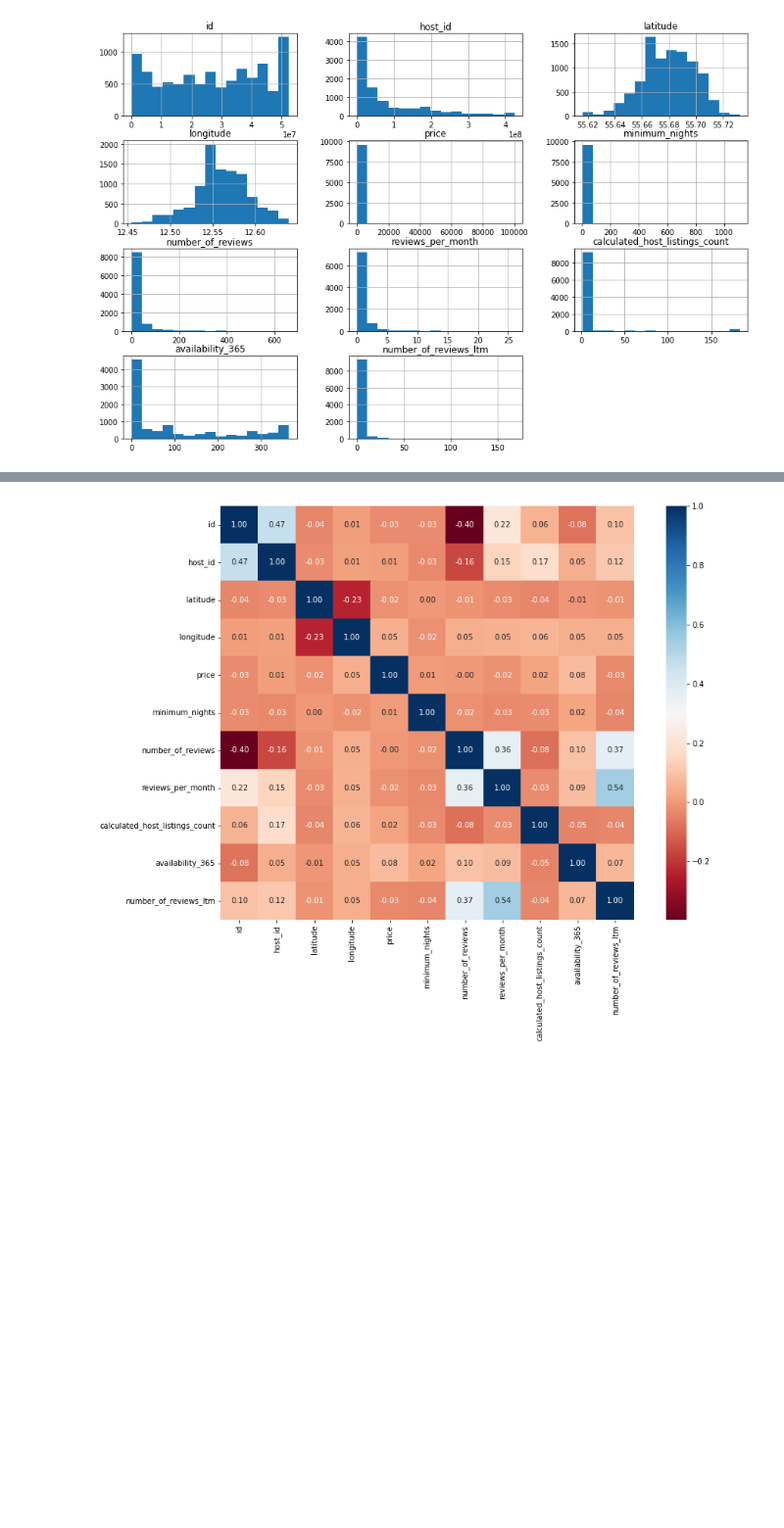
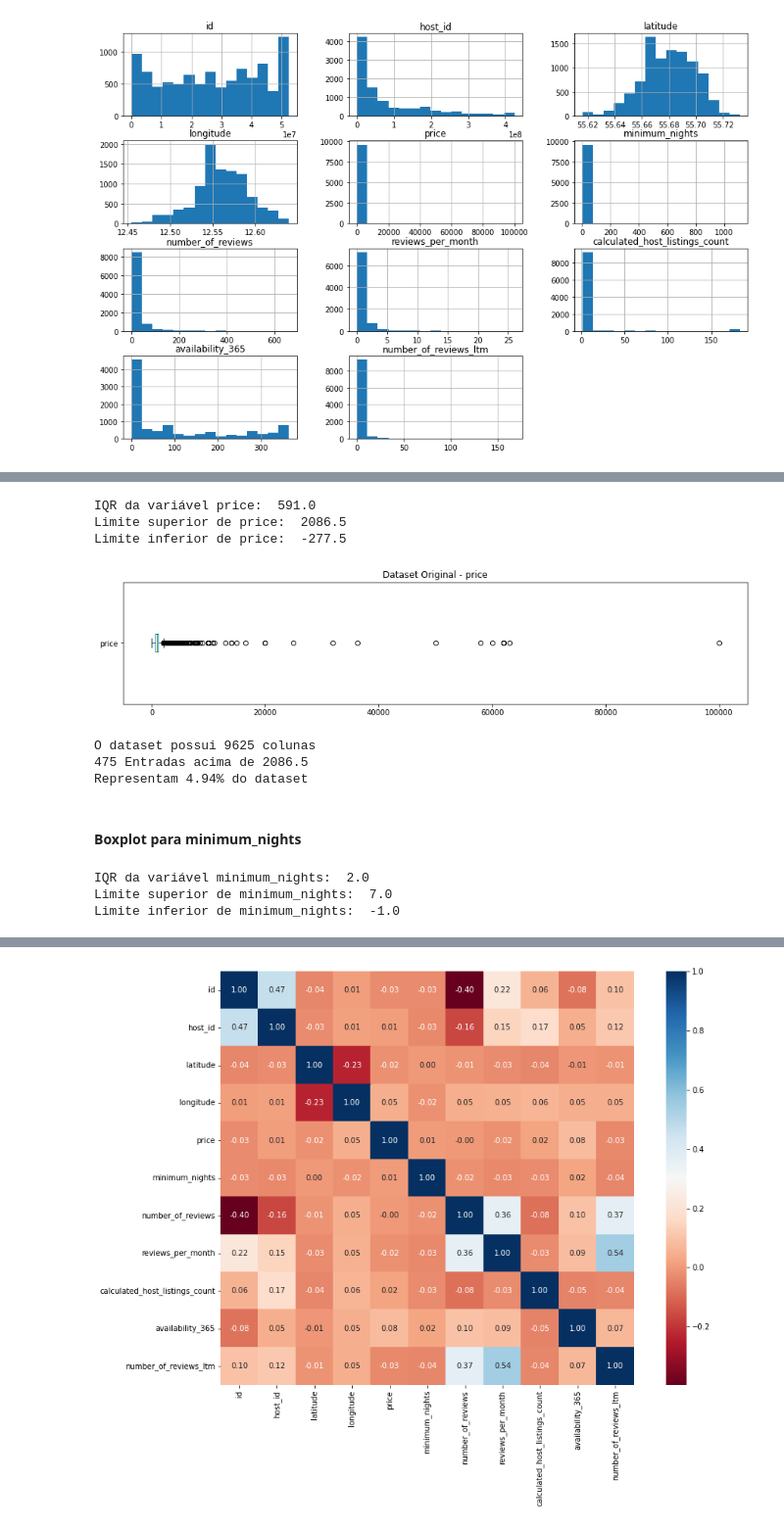
Before and after one commit to graci-py/Data_Science, a Jupyter notebook: Analisando_os_Dados_do_Airbnb.ipynb, the cells around one changed output, grey strips where cells are left out. Shown at 98% size. Saved outputs shown, nothing was run; the diff lists cells and outputs as text; code cells hidden in the pictures; blank space fills up the shorter version.

```diff
--- a/Analisando_os_Dados_do_Airbnb.ipynb
+++ b/Analisando_os_Dados_do_Airbnb.ipynb
@@ -144,0 +176,50 @@ df.hist(bins=15, figsize=(15,10));
+# %%
+# identificando os outliers para a variável price
+q1_price = df.price.quantile(.25)
+q3_price = df.price.quantile(.75)
+IQR_price = q3_price - q1_price
+print('IQR da variável price: ', IQR_price)
+
+# definindo os limites
+sup_price = q3_price + 1.5 * IQR_price
+inf_price = q1_price - 1.5 * IQR_price
+
+print('Limite superior de price: ', sup_price)
+print('Limite inferior de price: ', inf_price)
+# %% [output]
+IQR da variável price:  591.0
+Limite superior de price:  2086.5
+Limite inferior de price:  -277.5
+# %%
+# verificando o conjunto original
+fig, ax = plt.subplots(figsize=(15,3))
+df.price.plot(kind='box', vert=False);
+ax.set_title('Dataset Original - price')
+plt.show()
+print("O dataset possui {} colunas".format(df.shape[0]))
+print("{} Entradas acima de 2086.5".format(len(df[df.price > 2086.5])))
+print("Representam {:.2f}% do dataset".format((len(df[df.price > 2086.5]) / df.shape[0])*100))
+# %% [output]
+[figure, added]
+O dataset possui 9625 colunas
+475 Entradas acima de 2086.5
+Representam 4.94% do dataset
+# %% [markdown]
+#### Boxplot para minimum_nights
+# %%
+# identificando os outliers para a variável minimum_nights
+q1_minimum_nights = df.minimum_nights.quantile(.25)
+q3_minimum_nights = df.minimum_nights.quantile(.75)
+IQR_minimum_nights = q3_minimum_nights - q1_minimum_nights
+print('IQR da variável minimum_nights: ', IQR_minimum_nights)
+
+# definindo os limites
+sup_minimum_nights = q3_minimum_nights + 1.5 * IQR_minimum_nights
+inf_minimum_nights = q1_minimum_nights - 1.5 * IQR_minimum_nights
+
+print('Limite superior de minimum_nights: ', sup_minimum_nights)
+print('Limite inferior de minimum_nights: ', inf_minimum_nights)
+# %% [output]
+IQR da variável minimum_nights:  2.0
+Limite superior de minimum_nights:  7.0
+Limite inferior de minimum_nights:  -1.0
```
Also changed, not shown: parts of 32 cells of this notebook.
